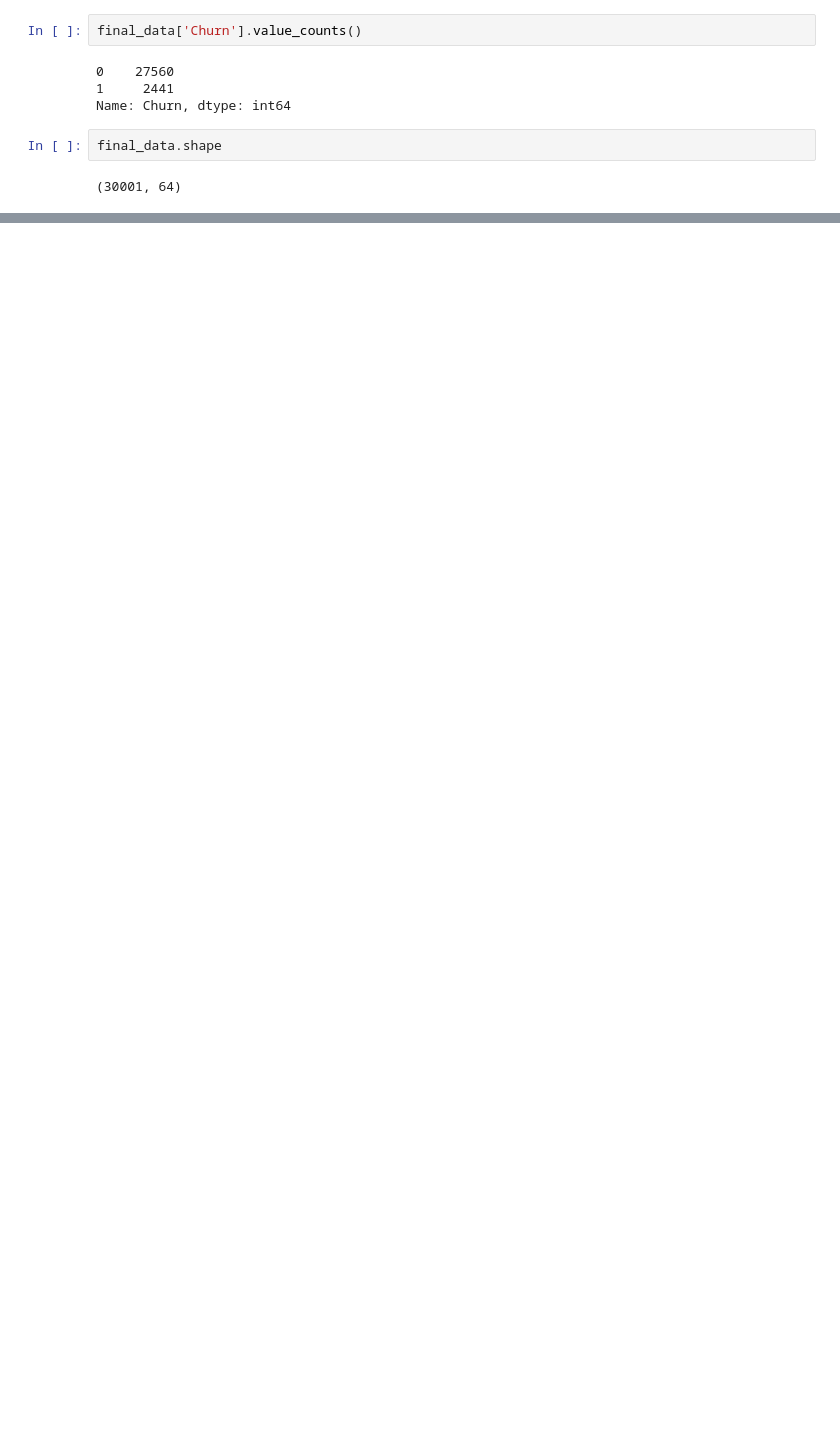
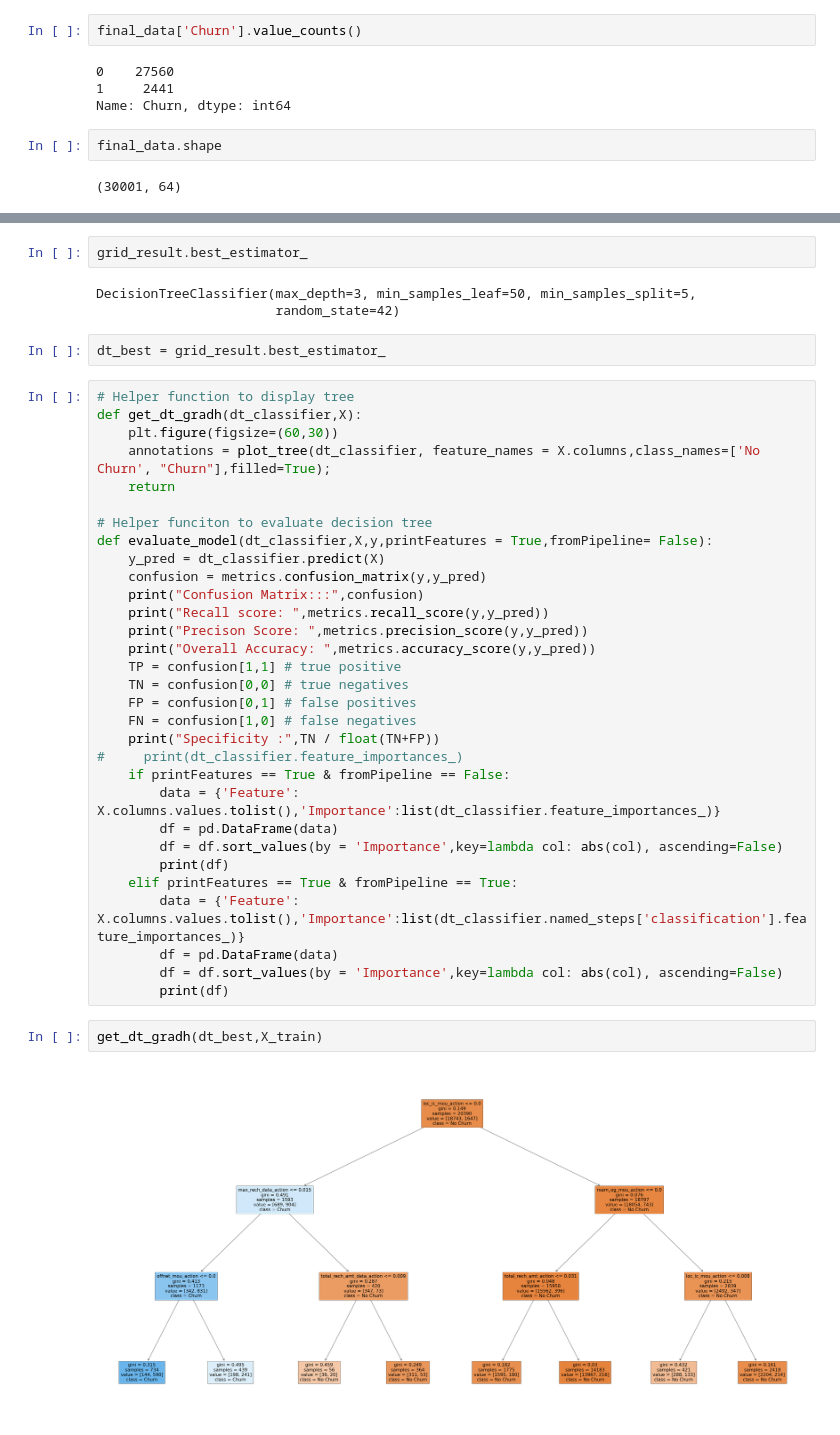
Before and after one commit to supran2811/TelecomChurnAssignment, a Jupyter notebook: Telecom_Churn_Solution.ipynb, the cells around one changed output, grey strips where cells are left out. Saved outputs shown, nothing was run; the diff lists cells and outputs as text; blank space fills up the shorter version.

```diff
--- a/Telecom_Churn_Solution.ipynb
+++ b/Telecom_Churn_Solution.ipynb
@@ -1073,0 +1132,42 @@ ValueError: 2 columns passed, passed data had 63 columns
+# %%
+grid_result.best_estimator_
+# %% [output]
+DecisionTreeClassifier(max_depth=3, min_samples_leaf=50, min_samples_split=5,
+                       random_state=42)
+# %%
+dt_best = grid_result.best_estimator_
+# %%
+# Helper function to display tree
+def get_dt_gradh(dt_classifier,X):
+    plt.figure(figsize=(60,30))
+    annotations = plot_tree(dt_classifier, feature_names = X.columns,class_names=['No Churn', "Churn"],filled=True);
+    return
+
+# Helper funciton to evaluate decision tree
+def evaluate_model(dt_classifier,X,y,printFeatures = True,fromPipeline= False):
+    y_pred = dt_classifier.predict(X)
+    confusion = metrics.confusion_matrix(y,y_pred)
+    print("Confusion Matrix:::",confusion)
+    print("Recall score: ",metrics.recall_score(y,y_pred))
+    print("Precison Score: ",metrics.precision_score(y,y_pred))
+    print("Overall Accuracy: ",metrics.accuracy_score(y,y_pred))
+    TP = confusion[1,1] # true positive
+    TN = confusion[0,0] # true negatives
+    FP = confusion[0,1] # false positives
+    FN = confusion[1,0] # false negatives
+    print("Specificity :",TN / float(TN+FP))
+#     print(dt_classifier.feature_importances_)
+    if printFeatures == True & fromPipeline == False:
+        data = {'Feature': X.columns.values.tolist(),'Importance':list(dt_classifier.feature_importances_)}
+        df = pd.DataFrame(data)
+        df = df.sort_values(by = 'Importance',key=lambda col: abs(col), ascending=False)
+        print(df)
+    elif printFeatures == True & fromPipeline == True:
+        data = {'Feature': X.columns.values.tolist(),'Importance':list(dt_classifier.named_steps['classification'].feature_importances_)}
+        df = pd.DataFrame(data)
+        df = df.sort_values(by = 'Importance',key=lambda col: abs(col), ascending=False)
+        print(df)
+# %%
+get_dt_gradh(dt_best,X_train)
+# %% [output]
+[figure, added]
```
Also changed, not shown: parts of 101 cells of this notebook.
